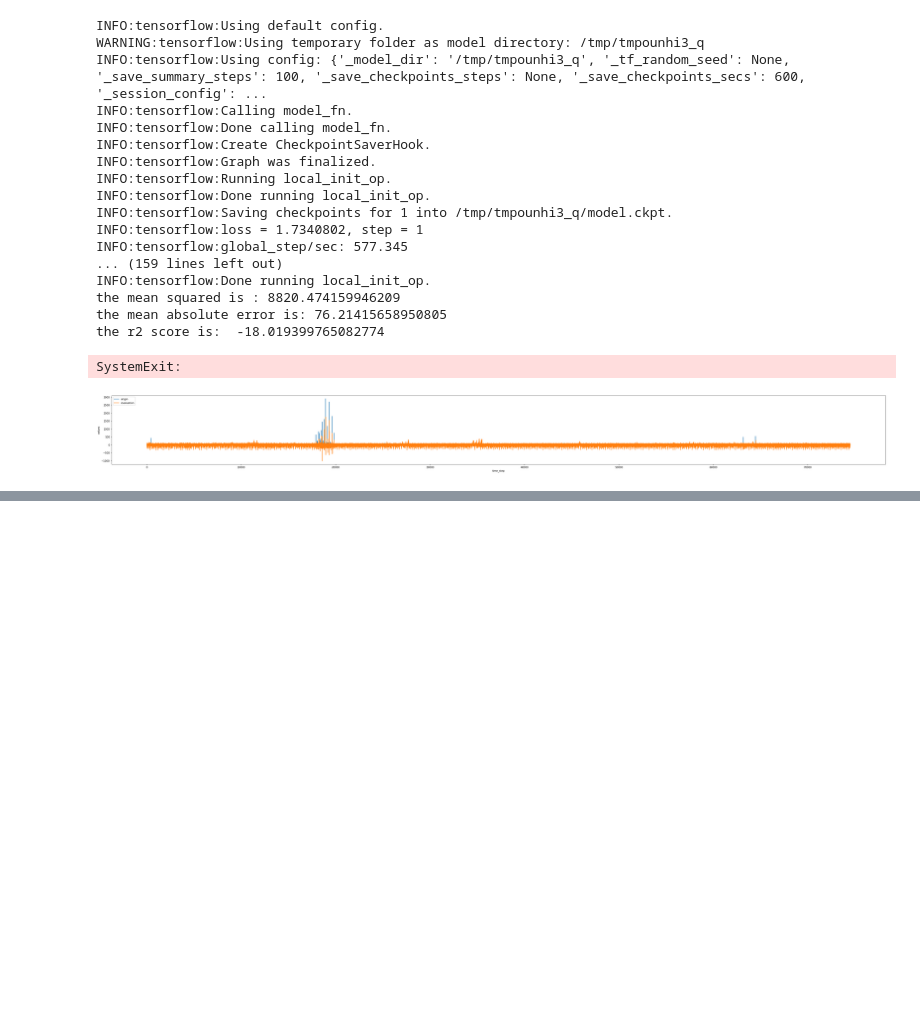
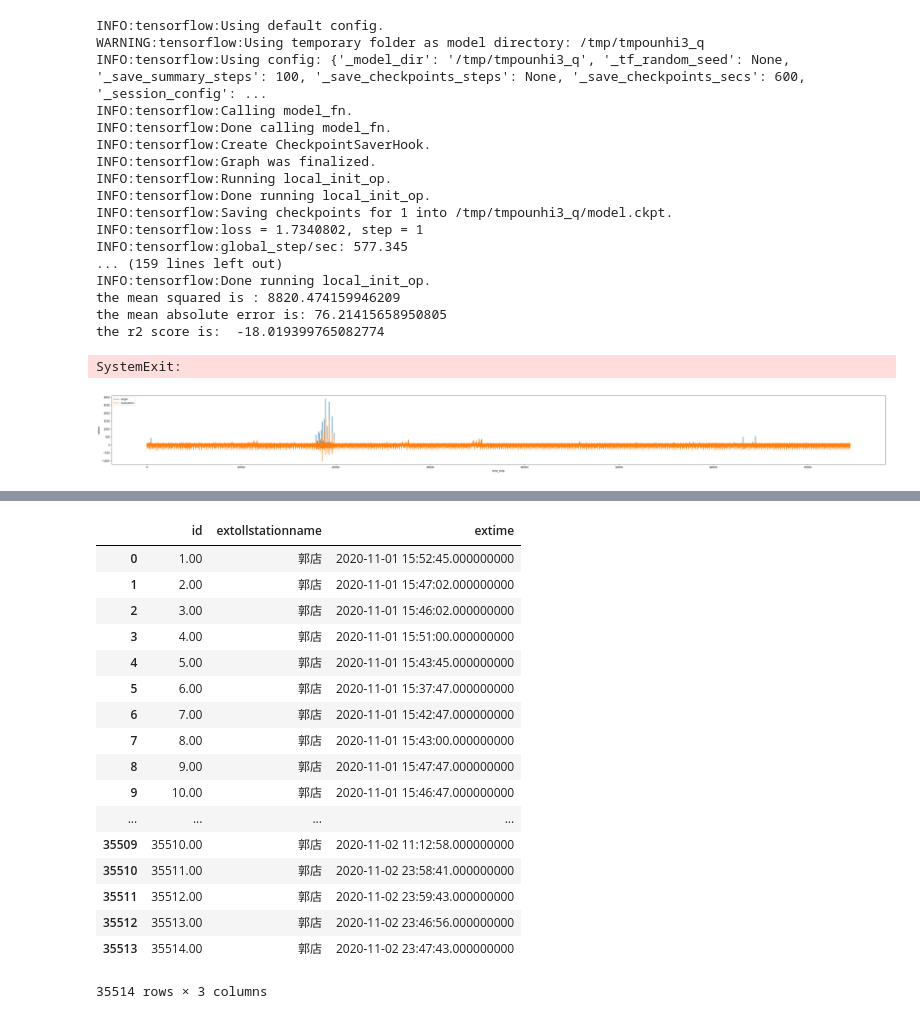
Before and after one commit to bruce1408/ASHRAE, a Jupyter notebook: trafficPrediction.ipynb, the cells around one changed output, grey strips where cells are left out. Drawn from its saved outputs; the diff is of its cells as text; code cells hidden in the pictures; blank space fills up the shorter version.

```diff
--- a/trafficPrediction.ipynb
+++ b/trafficPrediction.ipynb
@@ -449,0 +429,23 @@ os.getcwd()
+# %%
+df = pd.read_csv("/home/bruce/PycharmProjects/ASHRAE/traffic_v1.csv")
+# %%
+df
+# %% [output]
+|  | id | extollstationname | extime |
+| 0 | 1.00 | 郭店 | 2020-11-01 15:52:45.000000000 |
+| 1 | 2.00 | 郭店 | 2020-11-01 15:47:02.000000000 |
+| 2 | 3.00 | 郭店 | 2020-11-01 15:46:02.000000000 |
+| 3 | 4.00 | 郭店 | 2020-11-01 15:51:00.000000000 |
+| 4 | 5.00 | 郭店 | 2020-11-01 15:43:45.000000000 |
+| 5 | 6.00 | 郭店 | 2020-11-01 15:37:47.000000000 |
+| 6 | 7.00 | 郭店 | 2020-11-01 15:42:47.000000000 |
+| 7 | 8.00 | 郭店 | 2020-11-01 15:43:00.000000000 |
+| 8 | 9.00 | 郭店 | 2020-11-01 15:47:47.000000000 |
+| 9 | 10.00 | 郭店 | 2020-11-01 15:46:47.000000000 |
+| ... | ... | ... | ... |
+| 35509 | 35510.00 | 郭店 | 2020-11-02 11:12:58.000000000 |
+| 35510 | 35511.00 | 郭店 | 2020-11-02 23:58:41.000000000 |
+| 35511 | 35512.00 | 郭店 | 2020-11-02 23:59:43.000000000 |
+| 35512 | 35513.00 | 郭店 | 2020-11-02 23:46:56.000000000 |
+| 35513 | 35514.00 | 郭店 | 2020-11-02 23:47:43.000000000 |
+35514 rows × 3 columns
```
Also changed, not shown: parts of 2 cells of this notebook, 34 other files.
